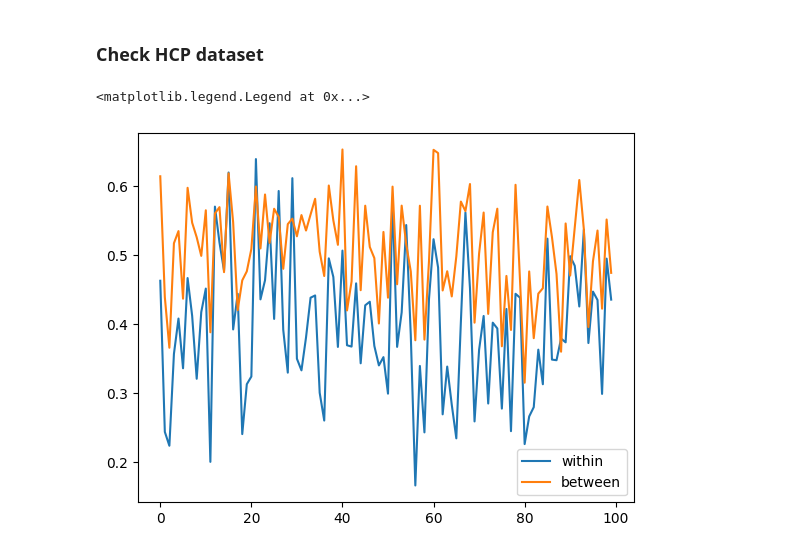
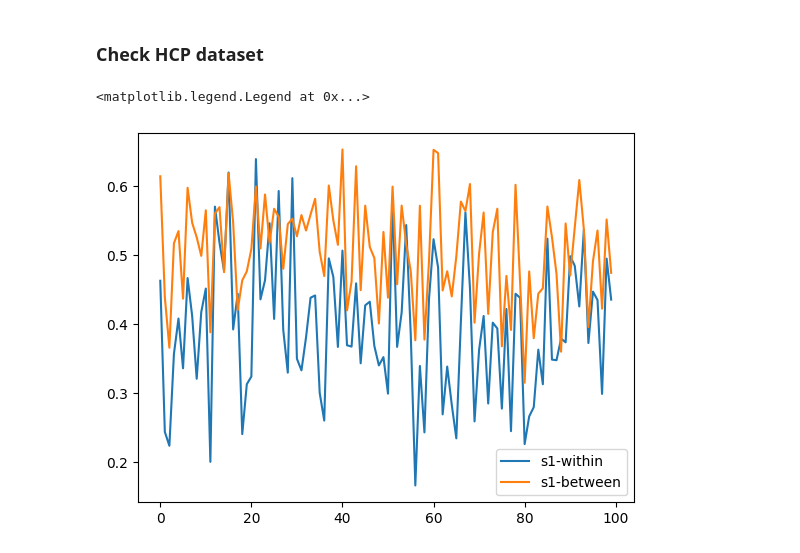
Before and after one commit to DiedrichsenLab/Functional_Fusion, a Jupyter notebook: notebooks/dataset_check.ipynb, the cells around one changed output. Drawn from its saved outputs; the diff is of its cells as text; code cells hidden in the pictures.

```diff
--- a/notebooks/dataset_check.ipynb
+++ b/notebooks/dataset_check.ipynb
@@ -196,7 +197,8 @@ r2 = reliability_between_subj(data_hcp1, cond_vec=info_hcp1.region_name)
 # %%
 plt.plot(r1.mean(axis=1))
 plt.plot(r2)
-plt.legend(['within','between'])
+
+plt.legend(['s1-within','s1-between'])
 # %% [output]
 <matplotlib.legend.Legend at 0x...>
-[figure, old version]
+[figure, new version]
```
Also changed, not shown: parts of 3 cells of this notebook.
